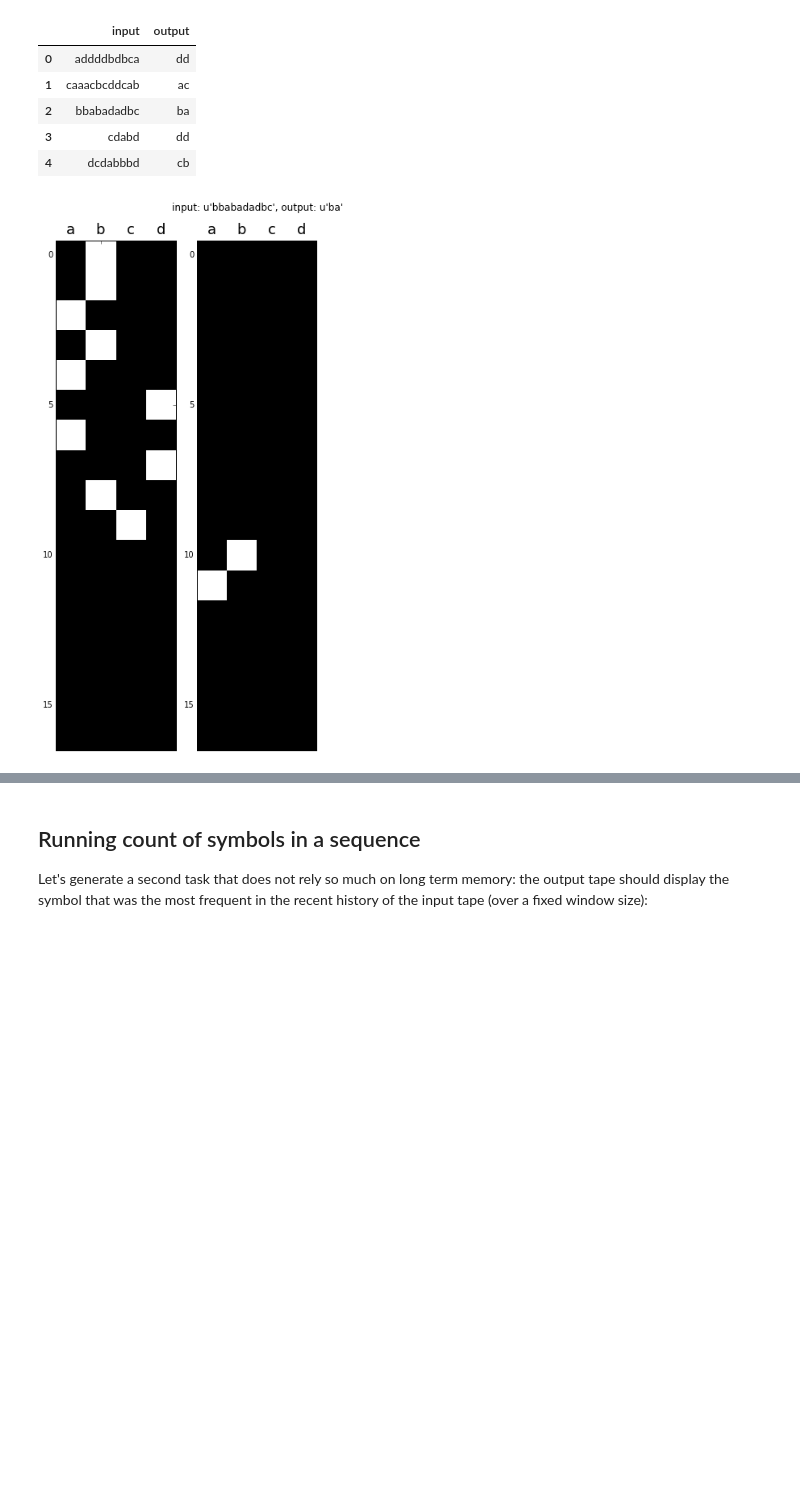
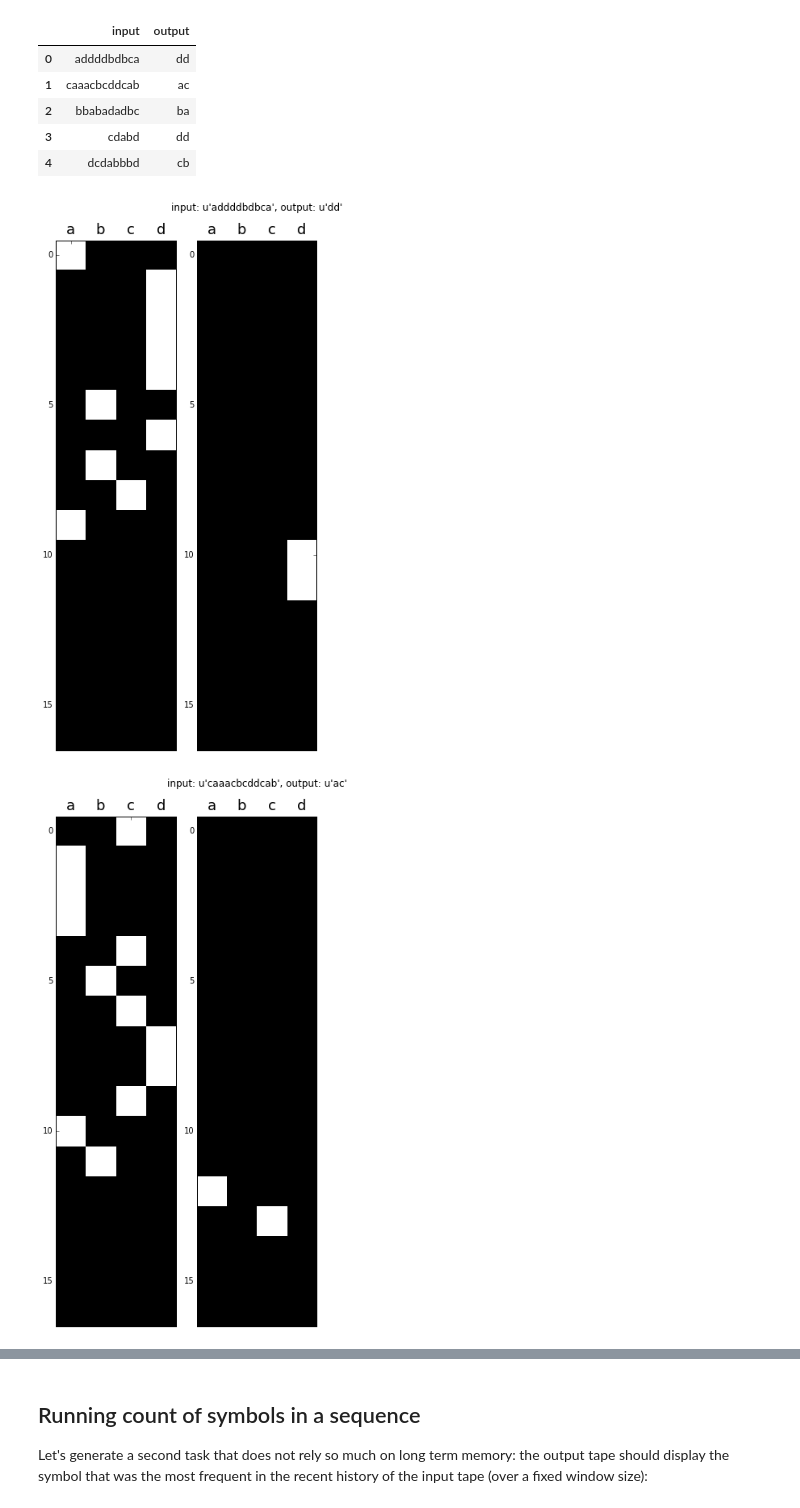
Before and after one commit to deeplearningparis/dl-rnn, a Jupyter notebook: Sequence_Memory_Task.ipynb, the cells around one changed output, grey strips where cells are left out. Saved outputs shown, nothing was run; the diff lists cells and outputs as text; code cells hidden in the pictures; blank space fills up the shorter version.

```diff
--- a/Sequence_Memory_Task.ipynb
+++ b/Sequence_Memory_Task.ipynb
@@ -279,8 +279,10 @@ short_symbols_train.head()
 X_short_train = np.load('data/memory_task/short_input_data_train.npy')
 Y_short_train = np.load('data/memory_task/short_output_data_train.npy')
 # %%
-plot_parallel_tapes(X_short_train[i], Y_short_train[i],
-                    short_symbols_train['input'][i],
-                    short_symbols_train['output'][i])
+for i in range(3):
+    plot_parallel_tapes(X_short_train[i], Y_short_train[i],
+                        short_symbols_train['input'][i],
+                        short_symbols_train['output'][i])
 # %% [output]
-[figure, old version]
+[figure, new version]
+[figure, added]
```
Also changed, not shown: parts of 5 cells of this notebook, 12 other files.
